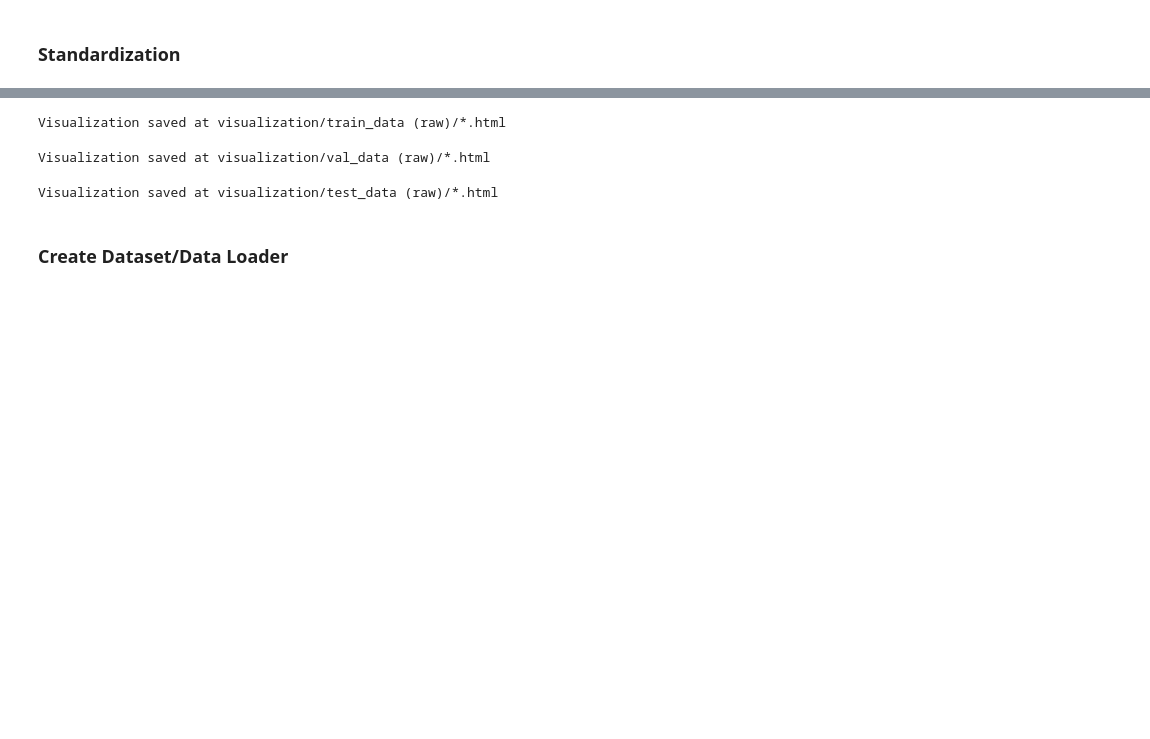
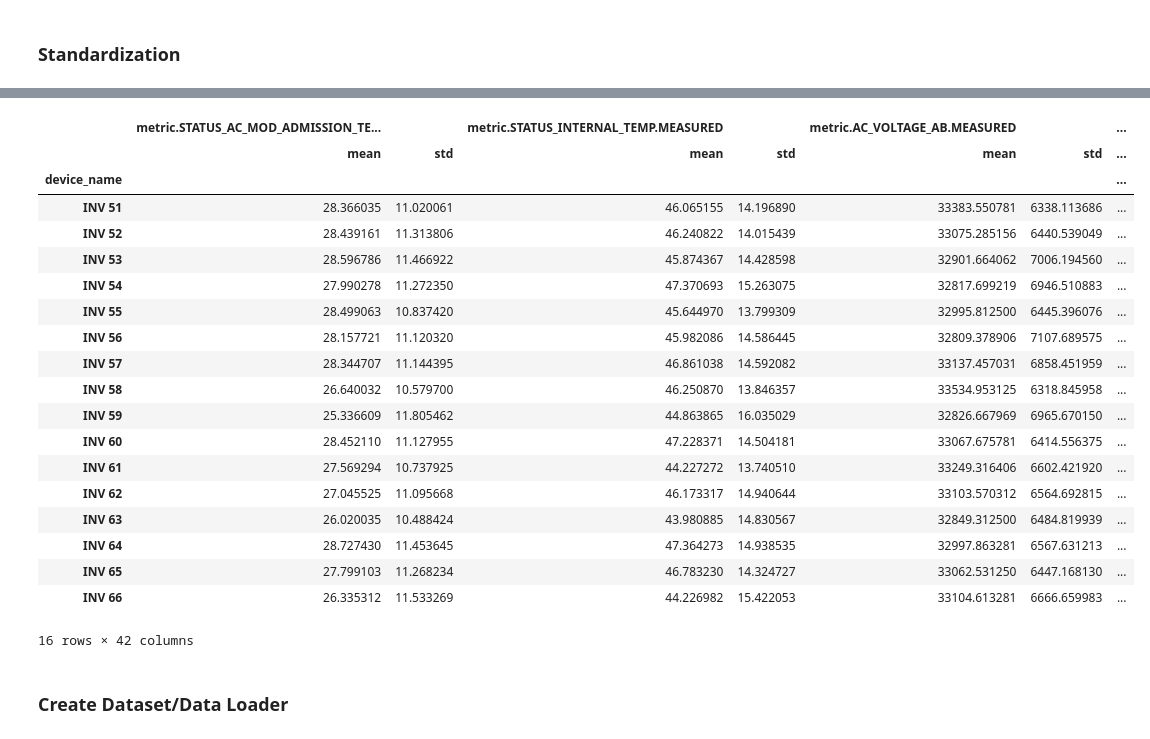
Before and after one commit to libao3128/predictive_maintenance, a Jupyter notebook: train_model_local.ipynb, the cells around one changed output, grey strips where cells are left out. Cells and saved outputs as stored; diff of their text form; code cells hidden in the pictures; blank space fills up the shorter version.

```diff
--- a/train_model_local.ipynb
+++ b/train_model_local.ipynb
@@ -155,3 +171,6 @@ extended_feature_cols += ['V_mean', 'V_unbalance']
+# %%
+downsampled_data['T_delta'] = downsampled_data['metric.STATUS_INTERNAL_TEMP.MEASURED'] - downsampled_data['metric.STATUS_AC_MOD_ADMISSION_TEMP.MEASURED']
+extended_feature_cols += ['T_delta']
 # %%
 if performe_visualization:
     visualize_mean_values(downsampled_data, failure_sessions, extended_feature_cols+['label'],
@@ -200,0 +248,29 @@ extended_feature_cols
+# %%
+import pandas as pd
+
+def check_device_wise_stats(df, feature_cols, device_col='device_name'):
+    stats = df.groupby(device_col)[feature_cols].agg(['mean', 'std'])
+    return stats
+
+check_device_wise_stats(downsampled_data, extended_feature_cols, device_col='device_name')
+# %% [output]
+|  | metric.STATUS_AC_MOD_ADMISSION_TE... |  | metric.STATUS_INTERNAL_TEMP.MEASURED |  | metric.AC_VOLTAGE_AB.MEASURED |  | ... |
+|  | mean | std | mean | std | mean | std | ... |
+| device_name |  |  |  |  |  |  | ... |
+| INV 51 | 28.366035 | 11.020061 | 46.065155 | 14.196890 | 33383.550781 | 6338.113686 | ... |
+| INV 52 | 28.439161 | 11.313806 | 46.240822 | 14.015439 | 33075.285156 | 6440.539049 | ... |
+| INV 53 | 28.596786 | 11.466922 | 45.874367 | 14.428598 | 32901.664062 | 7006.194560 | ... |
+| INV 54 | 27.990278 | 11.272350 | 47.370693 | 15.263075 | 32817.699219 | 6946.510883 | ... |
+| INV 55 | 28.499063 | 10.837420 | 45.644970 | 13.799309 | 32995.812500 | 6445.396076 | ... |
+| INV 56 | 28.157721 | 11.120320 | 45.982086 | 14.586445 | 32809.378906 | 7107.689575 | ... |
+| INV 57 | 28.344707 | 11.144395 | 46.861038 | 14.592082 | 33137.457031 | 6858.451959 | ... |
+| INV 58 | 26.640032 | 10.579700 | 46.250870 | 13.846357 | 33534.953125 | 6318.845958 | ... |
+| INV 59 | 25.336609 | 11.805462 | 44.863865 | 16.035029 | 32826.667969 | 6965.670150 | ... |
+| INV 60 | 28.452110 | 11.127955 | 47.228371 | 14.504181 | 33067.675781 | 6414.556375 | ... |
+| INV 61 | 27.569294 | 10.737925 | 44.227272 | 13.740510 | 33249.316406 | 6602.421920 | ... |
+| INV 62 | 27.045525 | 11.095668 | 46.173317 | 14.940644 | 33103.570312 | 6564.692815 | ... |
+| INV 63 | 26.020035 | 10.488424 | 43.980885 | 14.830567 | 32849.312500 | 6484.819939 | ... |
+| INV 64 | 28.727430 | 11.453645 | 47.364273 | 14.938535 | 32997.863281 | 6567.631213 | ... |
+| INV 65 | 27.799103 | 11.268234 | 46.783230 | 14.324727 | 33062.531250 | 6447.168130 | ... |
+| INV 66 | 26.335312 | 11.533269 | 44.226982 | 15.422053 | 33104.613281 | 6666.659983 | ... |
+16 rows × 42 columns
@@ -208,15 +299,11 @@ test_df[feature_to_standardize] = scaler.transform(test_df[feature_to_standardiz
 # %%
-if performe_visualization or True:
+if performe_visualization:
     visualize_mean_values(train_df, failure_sessions, extended_feature_cols+['label'],
                                  'visualization', 'train_data', freq=None)
     visualize_mean_values(val_df, failure_sessions, extended_feature_cols+['label'],
                                  'visualization', 'val_data', freq=None)
     visualize_mean_values(test_df, failure_sessions, extended_feature_cols+['label'],
                                     'visualization', 'test_data', freq=None)
-# %% [output]
-Visualization saved at visualization/train_data (raw)/*.html
-Visualization saved at visualization/val_data (raw)/*.html
-Visualization saved at visualization/test_data (raw)/*.html
 # %% [markdown]
 ### Create Dataset/Data Loader
 # %%
```
Also changed, not shown: parts of 19 cells of this notebook, 12 other files.
